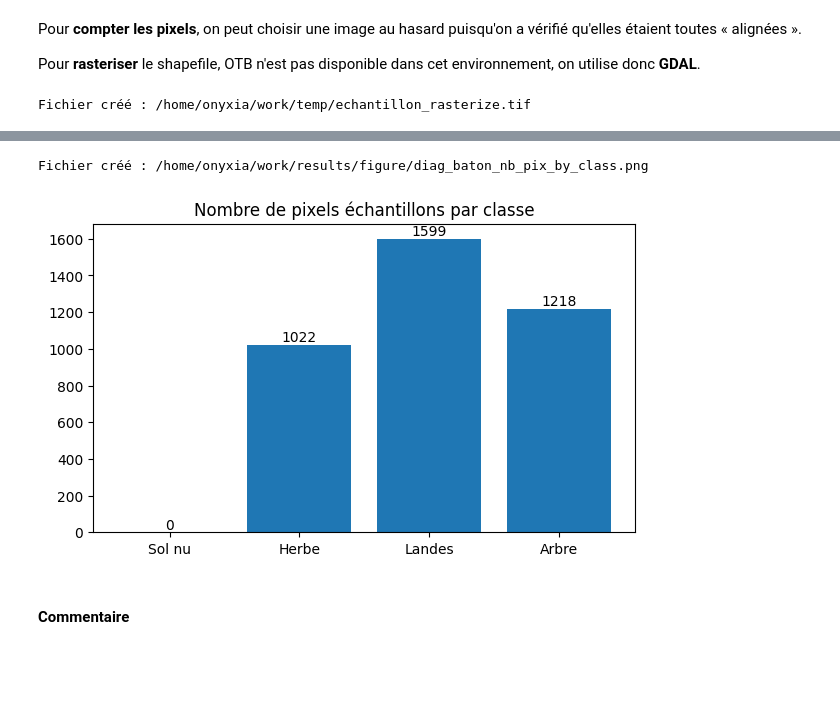
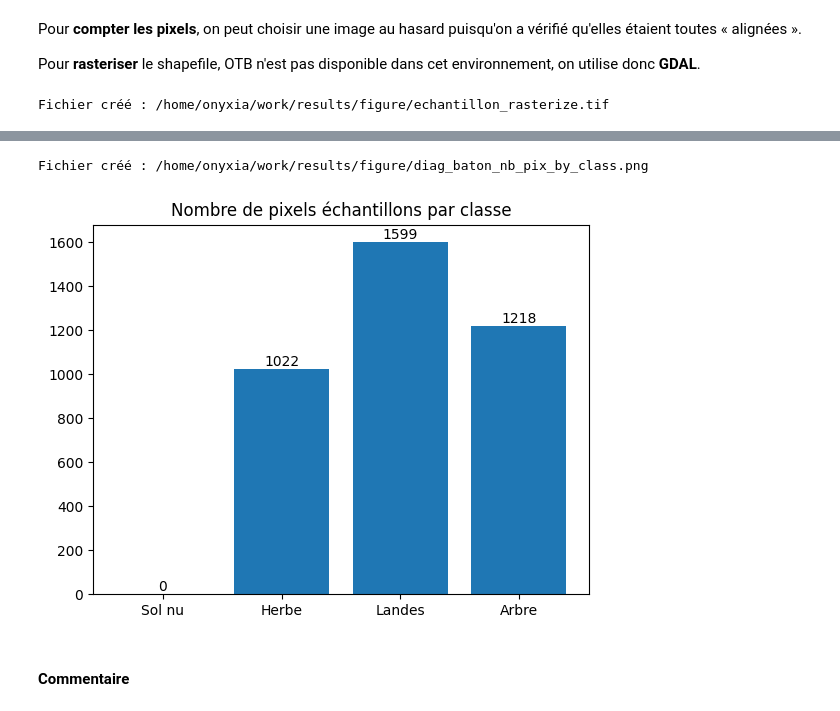
Before and after one commit to VT-94/projet_telea_THORIN_VINCENT, a Jupyter notebook: projet_telea_THORIN_VINCENT.ipynb, the cells around one changed output, grey strips where cells are left out. Saved outputs shown, nothing was run; the diff lists cells and outputs as text; code cells hidden in the pictures; blank space fills up the shorter version.

```diff
--- a/projet_telea_THORIN_VINCENT.ipynb
+++ b/projet_telea_THORIN_VINCENT.ipynb
@@ -29,6 +30,15 @@ from libsigma.plots import plot_cm
 from my_function import rasterise_gdal, calcul_nari, plot_contrib
 # %% [markdown]
 ## Chemins
+# %%
+results_dir = os.path.join("..", "results")
+figures_dir = os.path.join(results_dir, "figure")
+data_dir = os.path.join("..", "data", "projet_eval")
+img_dir = os.path.join(".", "img")
+
+os.makedirs(results_dir,exist_ok=True)
+os.makedirs(figures_dir,exist_ok=True)
+os.makedirs(img_dir,exist_ok=True)
 # %% [markdown]
 # 4.2. Analyse des échantillons
 # %% [markdown]
@@ -39,9 +49,7 @@ from my_function import rasterise_gdal, calcul_nari, plot_contrib
 #### Diagramme en bâtons
 # %%
 shp_path = os.path.join(
-    "..",
-    "data",
-    "projet_eval",
+    data_dir,
     "PI_strates_bretagne_32630.shp"
 )
 
@@ -79,15 +87,11 @@ plt.xlabel('')
 plt.ylabel('')
 
 # Sortie
-results_dir = os.path.join("..","results", "figure")
+diag_baton_nb_poly_by_class = os.path.join(figures_dir, "diag_baton_nb_poly_by_class.png")
 
-os.makedirs(results_dir,exist_ok=True) # Crée le dossier s'il n'existe pas
+plt.savefig(diag_baton_nb_poly_by_class,dpi=300, bbox_inches="tight")
 
-results_path = os.path.join(results_dir, "diag_baton_nb_poly_by_class.png")
-
-plt.savefig(results_path)
-
-print("Fichier créé :", os.path.abspath(results_path))
+print("Fichier créé :", os.path.abspath(diag_baton_nb_poly_by_class))
 
 plt.show()
 # %% [output]
@@ -241,10 +239,9 @@ img_ds = open_image(os.path.join(data_dir, f"bretagne_24-25_{bands[0]}.tif"))
 for t, date in enumerate(dates):
     img_t = np.stack([arr[:, :, t] for arr in arrays_by_band], axis=2)
 
-    output_dir = os.path.join("..",data_dir, "data_ready")
-    os.makedirs(output_dir,exist_ok=True) # Crée le dossier s'il n'existe pas
-    output_path = os.path.join(output_dir, f"bretagne_24-25_{date}.tif")
-
+    data_ready_dir = os.path.join(figures_dir, "data_ready")
+    os.makedirs(data_ready_dir,exist_ok=True) # Crée le dossier s'il n'existe pas
+    output_path = os.path.join(data_ready_dir, f"bretagne_24-25_{date}.tif")
 
     write_image(
         out_filename=output_path,
@@ -252,5 +249,5 @@ for t, date in enumerate(dates):
         data_set=img_ds
     )
 
-print("Fichier créé :", os.path.abspath(output_path))
+    print("Fichier créé :", os.path.abspath(output_path))
 # %% [output]
@@ -280,8 +282,8 @@ Pour **compter les pixels**, on peut choisir une image au hasard puisqu'on a vé
 
 Pour **rasteriser** le shapefile, OTB n'est pas disponible dans cet environnement, on utilise donc **GDAL**.
 # %%
-image_ref = os.path.join("..", "data", "projet_eval", "data_ready", "bretagne_24-25_2025-03-31.tif")
-echantillon_rasterize = os.path.join("..", "temp", "echantillon_rasterize.tif")
+image_ref = os.path.join(data_ready_dir, "bretagne_24-25_2025-03-31.tif")
+echantillon_rasterize = os.path.join(figures_dir, "echantillon_rasterize.tif")
 
 rasterise_gdal(
     shp_path=shp_path,
@@ -293,7 +295,7 @@ rasterise_gdal(
 
 print("Fichier créé :", os.path.abspath(echantillon_rasterize))
 # %% [output]
-Fichier créé : /home/onyxia/work/temp/echantillon_rasterize.tif
+Fichier créé : /home/onyxia/work/results/figure/echantillon_rasterize.tif
 # %% [markdown]
 La rasterisation a été réalisée selon la règle par défaut de GDAL, où un pixel est affecté à une classe si son centre est inclus dans le polygone. L’option ``ALL_TOUCHED`` n’a pas été utilisée afin d’éviter une surestimation des surfaces.
 
@@ -308,29 +310,28 @@ C'est la raison pour laquelle on peut observer des « débordements » des polyg
 # %%
 _, Y, _ = get_samples_from_roi(image_ref, echantillon_rasterize)
 
 values, counts = np.unique(Y, return_counts=True)
 
 counts_dict = dict(zip(values.flatten().tolist(), counts.tolist()))
 ordered_classes = list(labels_strates.keys())
 ordered_counts = [counts_dict.get(c, 0) for c in ordered_classes]
 ordered_labels = [labels_strates[c] for c in ordered_classes]
 
-plt.figure(figsize=(7, 4))
 plt.bar(ordered_labels, ordered_counts)
 for i, v in enumerate(ordered_counts):
     plt.text(i, v, str(int(v)), ha="center", va="bottom")
 
 plt.title("Nombre de pixels échantillons par classe")
 
-results_path = os.path.join(results_dir, "diag_baton_nb_pix_by_class.png")
-plt.savefig(results_path, dpi=300, bbox_inches="tight")
+diag_baton_nb_pix_by_class = os.path.join(figures_dir, "diag_baton_nb_pix_by_class.png")
+plt.savefig(diag_baton_nb_pix_by_class, dpi=300, bbox_inches="tight")
 
-print("Fichier créé :", os.path.abspath(results_path))
+print("Fichier créé :", os.path.abspath(diag_baton_nb_pix_by_class))
 
 plt.show()
 # %% [output]
 Fichier créé : /home/onyxia/work/results/figure/diag_baton_nb_pix_by_class.png
-[figure, old version]
+[figure, new version]
 # %% [markdown]
 #### Commentaire
 # %% [markdown]
```
Also changed, not shown: parts of 13 cells of this notebook.
